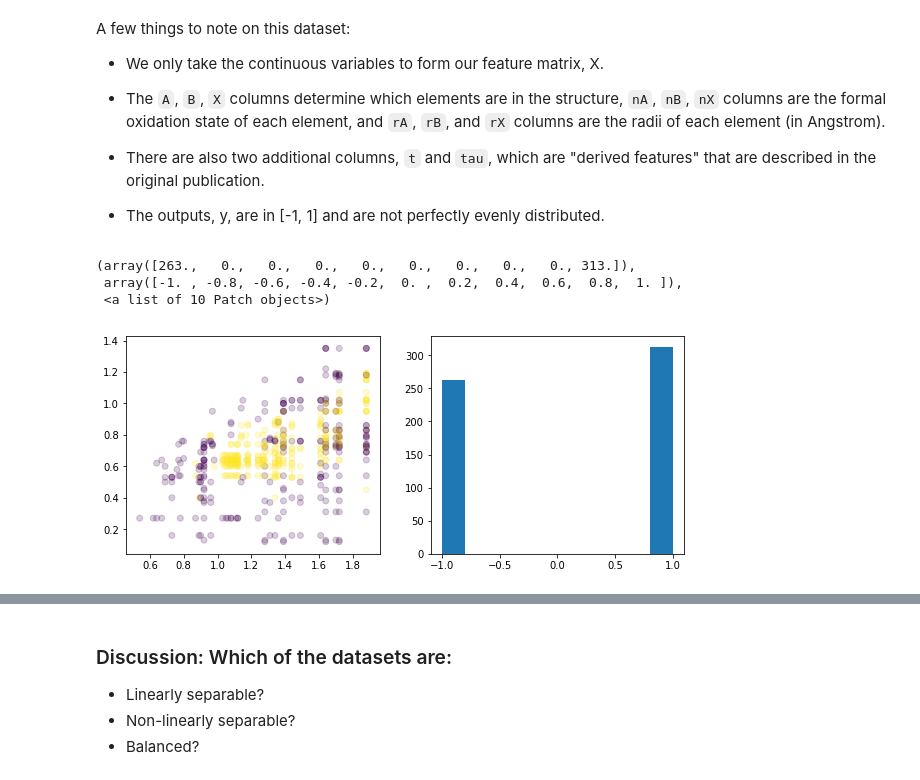
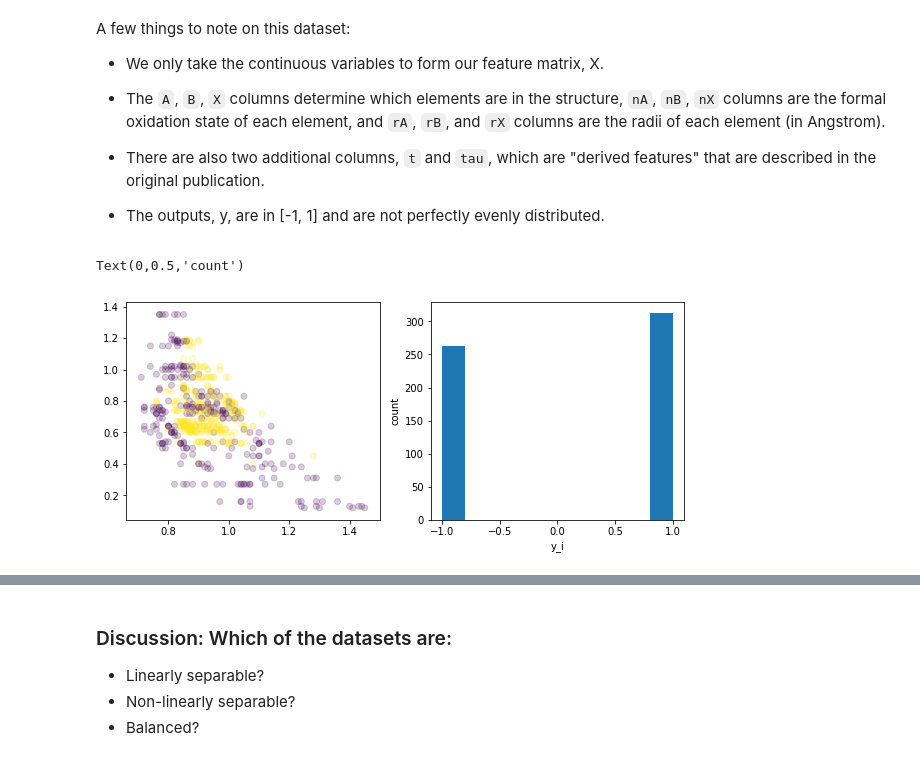
Before and after one commit to medford-group/data_analytics_ChE, a Jupyter notebook: 3-classification/lecture-classification_overview.ipynb, the cells around one changed output, grey strips where cells are left out. Cells and saved outputs as stored; diff of their text form; code cells hidden in the pictures.

```diff
--- a/3-classification/lecture-classification_overview.ipynb
+++ b/3-classification/lecture-classification_overview.ipynb
@@ -96,13 +100,13 @@ A few things to note on this dataset:
 * The outputs, y, are in [-1, 1] and are not perfectly evenly distributed.
 # %%
 fig, axes = plt.subplots(1,2, figsize=(10,4))
-axes[0].scatter(X_perov[:,3], X_perov[:,4], c=y_perov, alpha=0.2)
+axes[0].scatter(X_perov[:,-2], X_perov[:,4], c=y_perov, alpha=0.2)
 axes[1].hist(y_perov)
+axes[1].set_xlabel('y_i')
+axes[1].set_ylabel('count')
 # %% [output]
-(array([263.,   0.,   0.,   0.,   0.,   0.,   0.,   0.,   0., 313.]),
- array([-1. , -0.8, -0.6, -0.4, -0.2,  0. ,  0.2,  0.4,  0.6,  0.8,  1. ]),
- <a list of 10 Patch objects>)
+Text(0,0.5,'count')
-[figure, old version]
+[figure, new version]
 # %% [markdown]
 ### Types Classification Datasets
 
```
Also changed, not shown: parts of 5 cells of this notebook, 4 other files.
